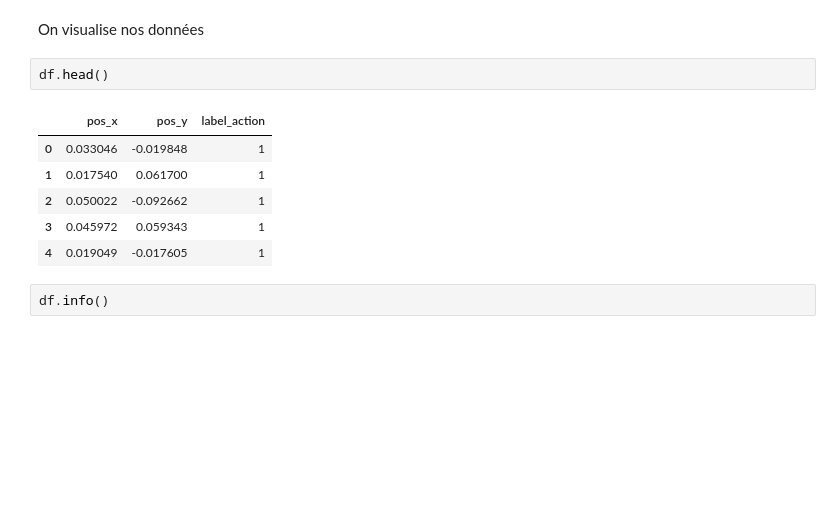
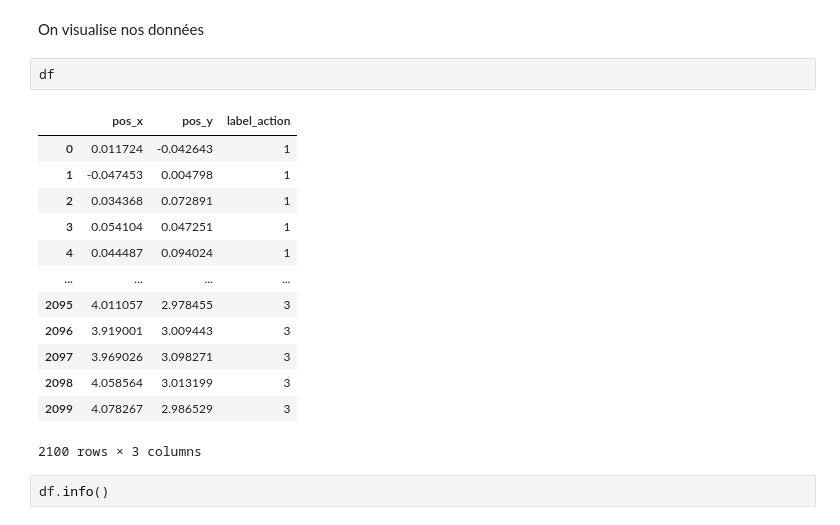
Before and after one commit to Styleflo/Gridword-DQN, a Jupyter notebook: train_dqn.ipynb, the cells around one changed output. Drawn from its saved outputs; the diff is of its cells as text; blank space fills up the shorter version.

```diff
--- a/train_dqn.ipynb
+++ b/train_dqn.ipynb
@@ -242,14 +242,21 @@ Dataset créé : 2100 lignes basées sur une seule grille.
 # %% [markdown]
 On visualise nos données
 # %%
-df.head()
+df
 # %% [output]
 |  | pos_x | pos_y | label_action |
-| 0 | 0.033046 | -0.019848 | 1 |
-| 1 | 0.017540 | 0.061700 | 1 |
-| 2 | 0.050022 | -0.092662 | 1 |
-| 3 | 0.045972 | 0.059343 | 1 |
-| 4 | 0.019049 | -0.017605 | 1 |
+| 0 | 0.011724 | -0.042643 | 1 |
+| 1 | -0.047453 | 0.004798 | 1 |
+| 2 | 0.034368 | 0.072891 | 1 |
+| 3 | 0.054104 | 0.047251 | 1 |
+| 4 | 0.044487 | 0.094024 | 1 |
+| ... | ... | ... | ... |
+| 2095 | 4.011057 | 2.978455 | 3 |
+| 2096 | 3.919001 | 3.009443 | 3 |
+| 2097 | 3.969026 | 3.098271 | 3 |
+| 2098 | 4.058564 | 3.013199 | 3 |
+| 2099 | 4.078267 | 2.986529 | 3 |
+2100 rows × 3 columns
 # %%
 df.info()
 # %% [output]
```
Also changed, not shown: parts of 7 cells of this notebook, 7 other files.
